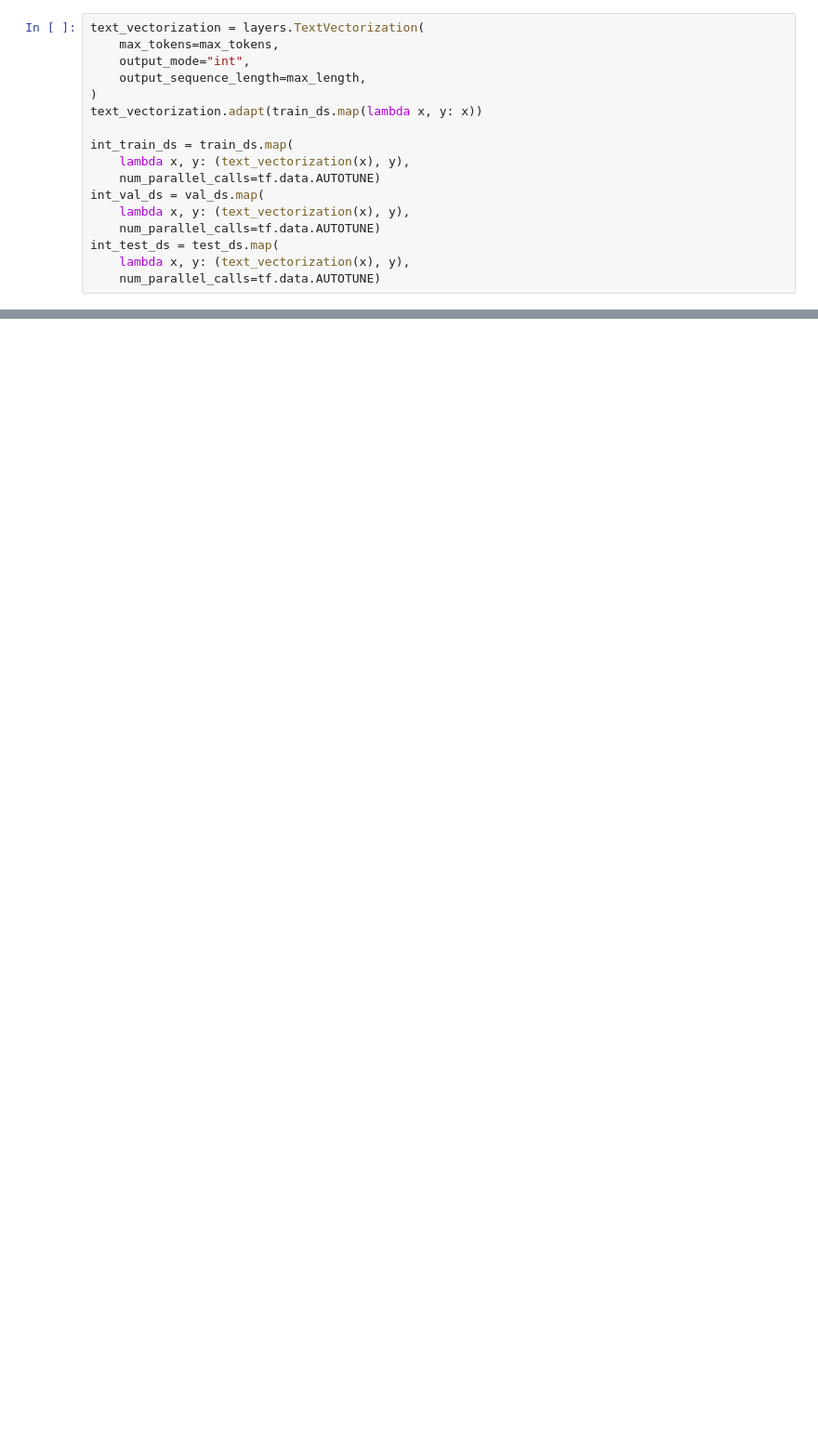
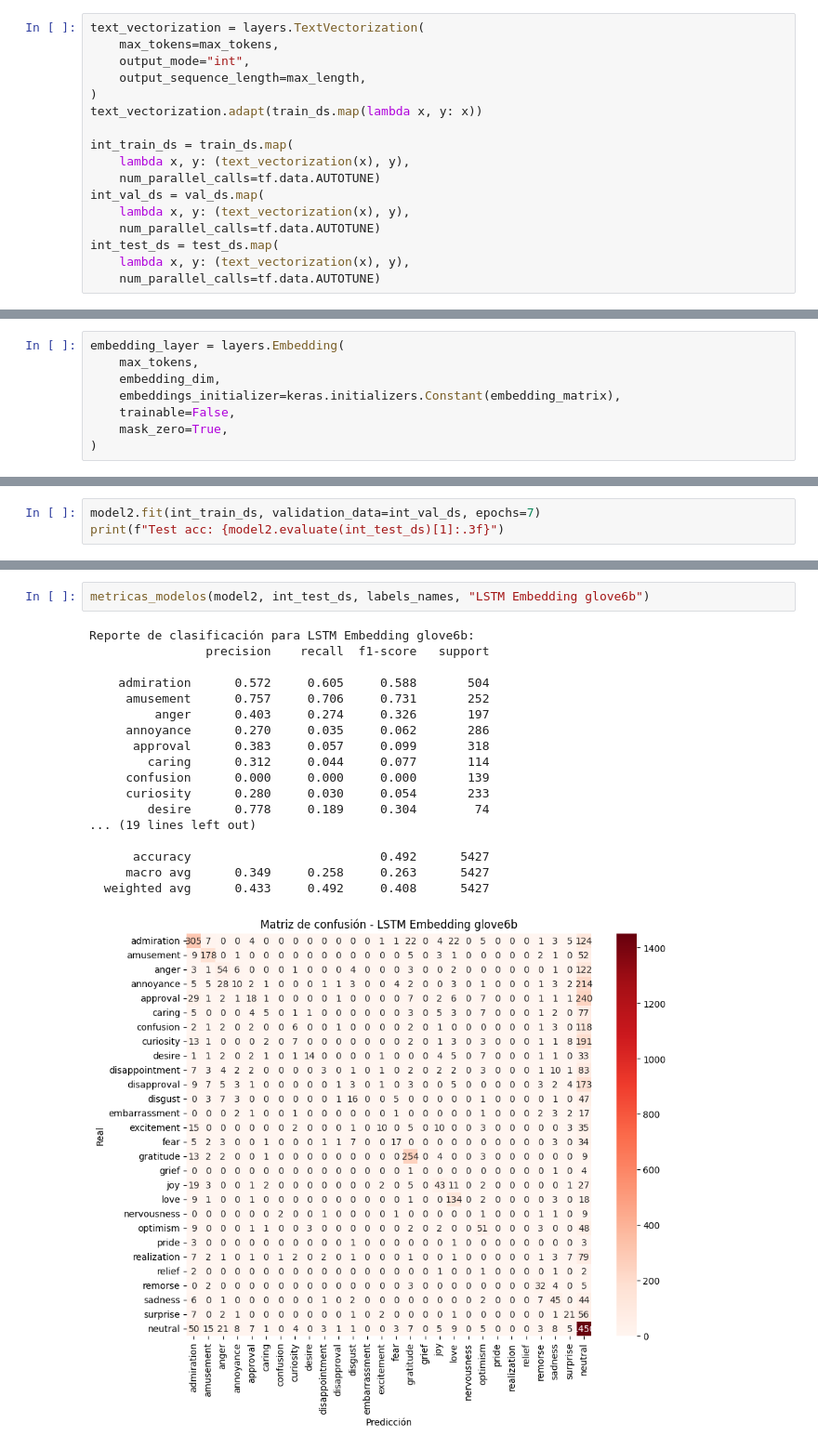
Before and after one commit to DonLuisM/PLN_1, a Jupyter notebook: notebooks/GoEmotions_PT1.ipynb, the cells around one changed output, grey strips where cells are left out. Shown: that part at 93% size. Cells and saved outputs as stored; diff of their text form; blank space fills up the shorter version.

```diff
--- a/notebooks/GoEmotions_PT1.ipynb
+++ b/notebooks/GoEmotions_PT1.ipynb
@@ -352,0 +362,8 @@ Admiration   → 0.083
+# %%
+embedding_layer = layers.Embedding(
+    max_tokens,
+    embedding_dim,
+    embeddings_initializer=keras.initializers.Constant(embedding_matrix),
+    trainable=False,
+    mask_zero=True,
+)
@@ -352,0 +408,3 @@ Admiration   → 0.083
+# %%
+model2.fit(int_train_ds, validation_data=int_val_ds, epochs=7)
+print(f"Test acc: {model2.evaluate(int_test_ds)[1]:.3f}")
@@ -352,0 +661,21 @@ Admiration   → 0.083
+# %%
+metricas_modelos(model2, int_test_ds, labels_names, "LSTM Embedding glove6b")
+# %% [output]
+Reporte de clasificación para LSTM Embedding glove6b:
+                precision    recall  f1-score   support
+
+    admiration      0.572     0.605     0.588       504
+     amusement      0.757     0.706     0.731       252
+         anger      0.403     0.274     0.326       197
+     annoyance      0.270     0.035     0.062       286
+      approval      0.383     0.057     0.099       318
+        caring      0.312     0.044     0.077       114
+     confusion      0.000     0.000     0.000       139
+     curiosity      0.280     0.030     0.054       233
+        desire      0.778     0.189     0.304        74
+... (19 lines left out)
+
+      accuracy                          0.492      5427
+     macro avg      0.349     0.258     0.263      5427
+  weighted avg      0.433     0.492     0.408      5427
+[figure, added]
```
Also changed, not shown: parts of 39 cells of this notebook.
